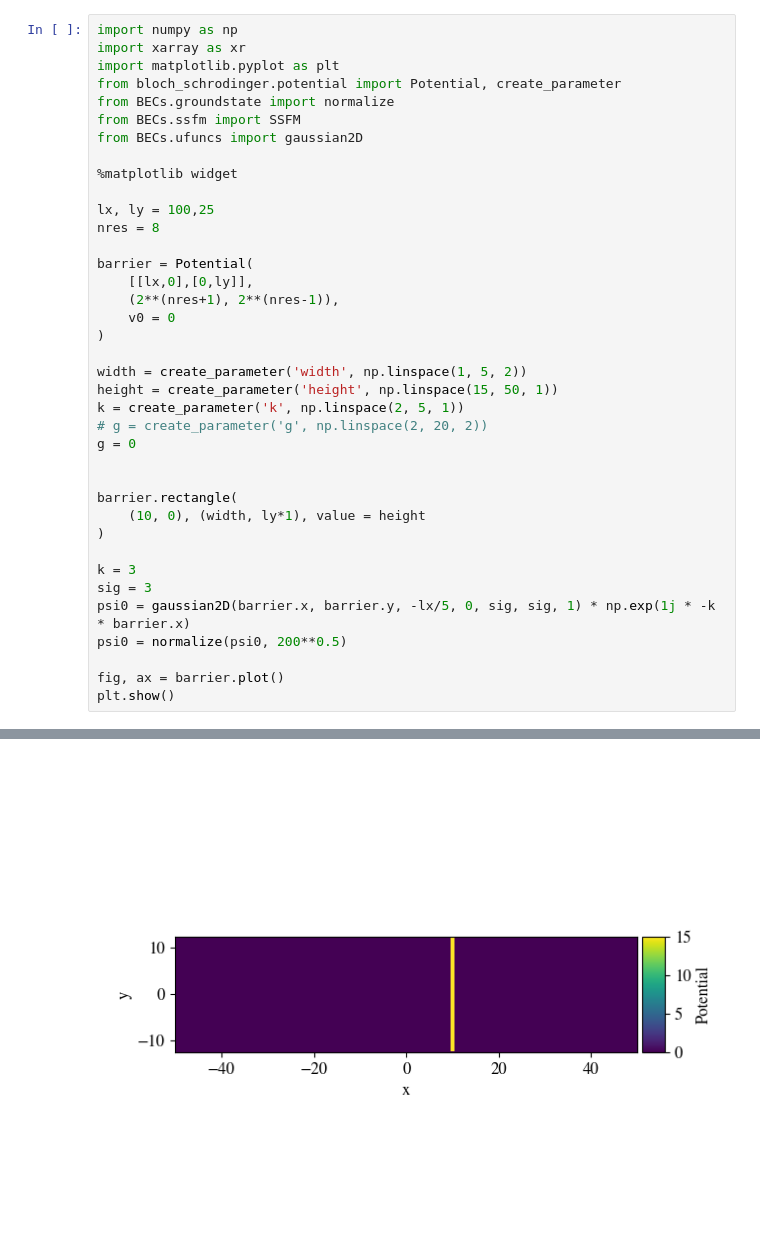
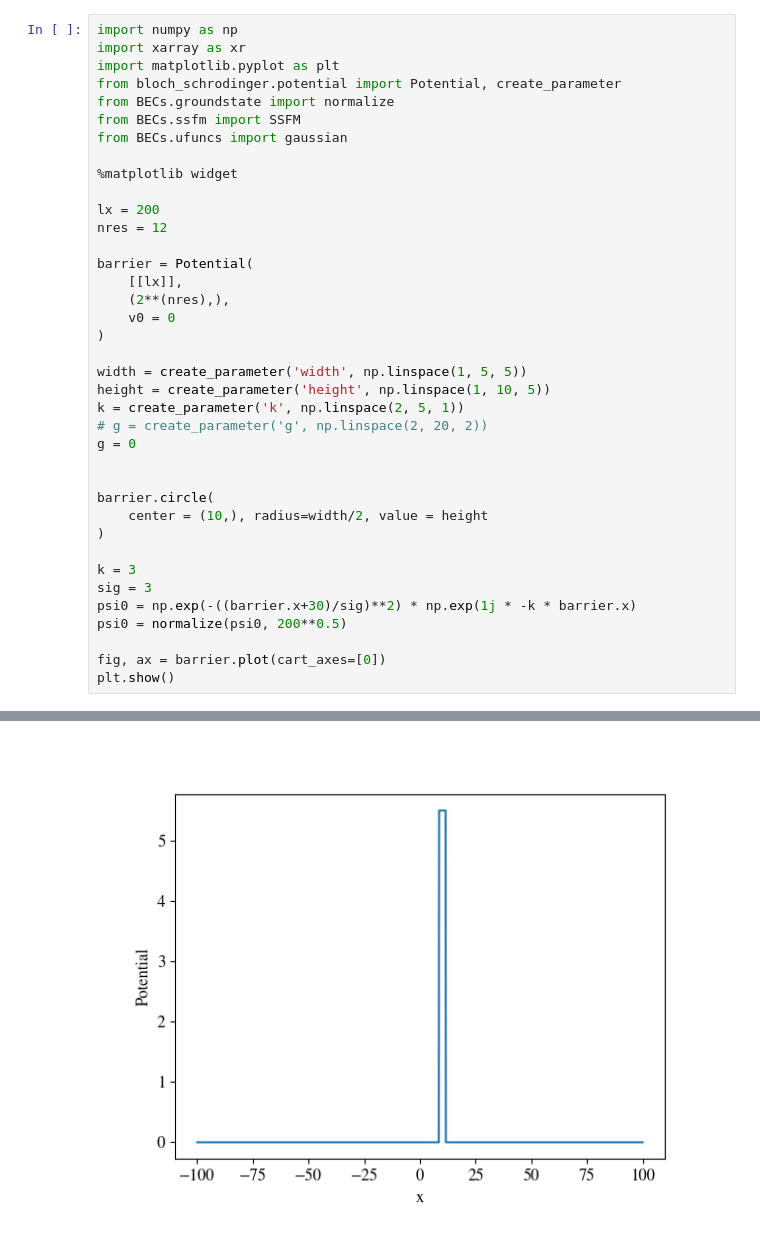
Before and after one commit to GuillotMartin/BECs, a Jupyter notebook: docs/tunnel.ipynb, the cells around one changed output, grey strips where cells are left out. Drawn from its saved outputs; the diff is of its cells as text.

```diff
--- a/docs/tunnel.ipynb
+++ b/docs/tunnel.ipynb
@@ -5,35 +5,35 @@ import matplotlib.pyplot as plt
 from bloch_schrodinger.potential import Potential, create_parameter
 from BECs.groundstate import normalize
 from BECs.ssfm import SSFM
-from BECs.ufuncs import gaussian2D
+from BECs.ufuncs import gaussian
 
 %matplotlib widget
 
-lx, ly = 100,25
-nres = 8
+lx = 200
+nres = 12
 
 barrier = Potential(
-    [[lx,0],[0,ly]],
-    (2**(nres+1), 2**(nres-1)),
+    [[lx]],
+    (2**(nres),),
     v0 = 0
 )
 
-width = create_parameter('width', np.linspace(1, 5, 2))
-height = create_parameter('height', np.linspace(15, 50, 1))
+width = create_parameter('width', np.linspace(1, 5, 5))
+height = create_parameter('height', np.linspace(1, 10, 5))
 k = create_parameter('k', np.linspace(2, 5, 1))
 # g = create_parameter('g', np.linspace(2, 20, 2))
 g = 0
 
 
-barrier.rectangle(
-    (10, 0), (width, ly*1), value = height
+barrier.circle(
+    center = (10,), radius=width/2, value = height
 )
 
 k = 3
 sig = 3
-psi0 = gaussian2D(barrier.x, barrier.y, -lx/5, 0, sig, sig, 1) * np.exp(1j * -k * barrier.x)
+psi0 = np.exp(-((barrier.x+30)/sig)**2) * np.exp(1j * -k * barrier.x)
 psi0 = normalize(psi0, 200**0.5)
 
-fig, ax = barrier.plot()
+fig, ax = barrier.plot(cart_axes=[0])
 plt.show()
 # %% [output]
@@ -41,4 +41,4 @@ plt.show()
-[figure, old version]
+[figure, new version]
 # %%
 solv = SSFM(
     barrier,
```
Also changed, not shown: parts of 4 cells of this notebook, 10 other files.
